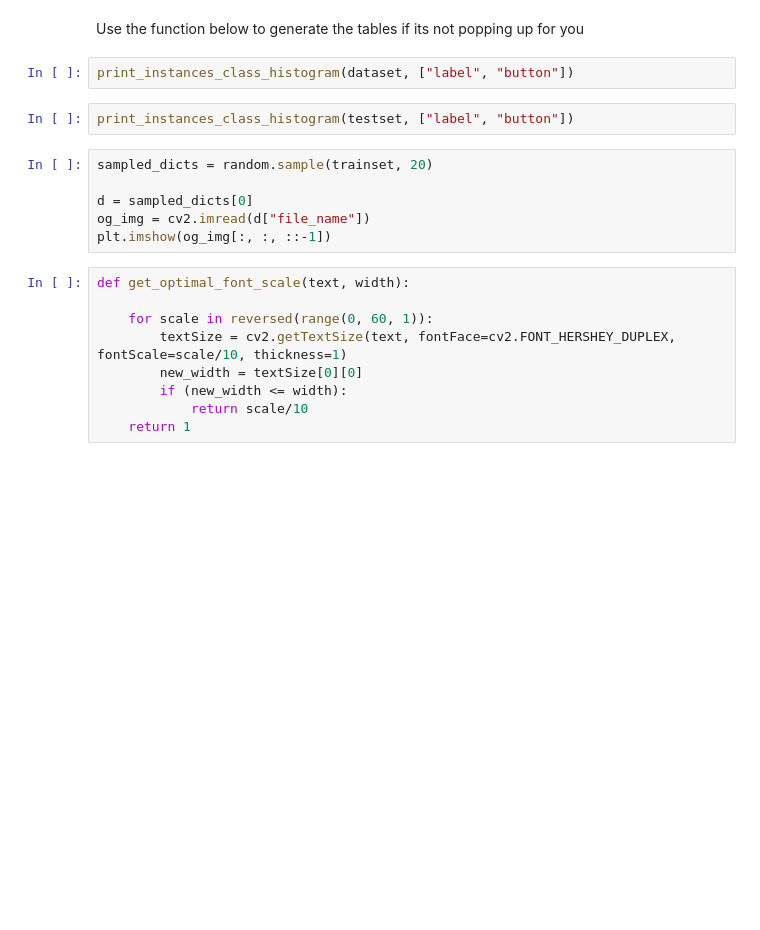
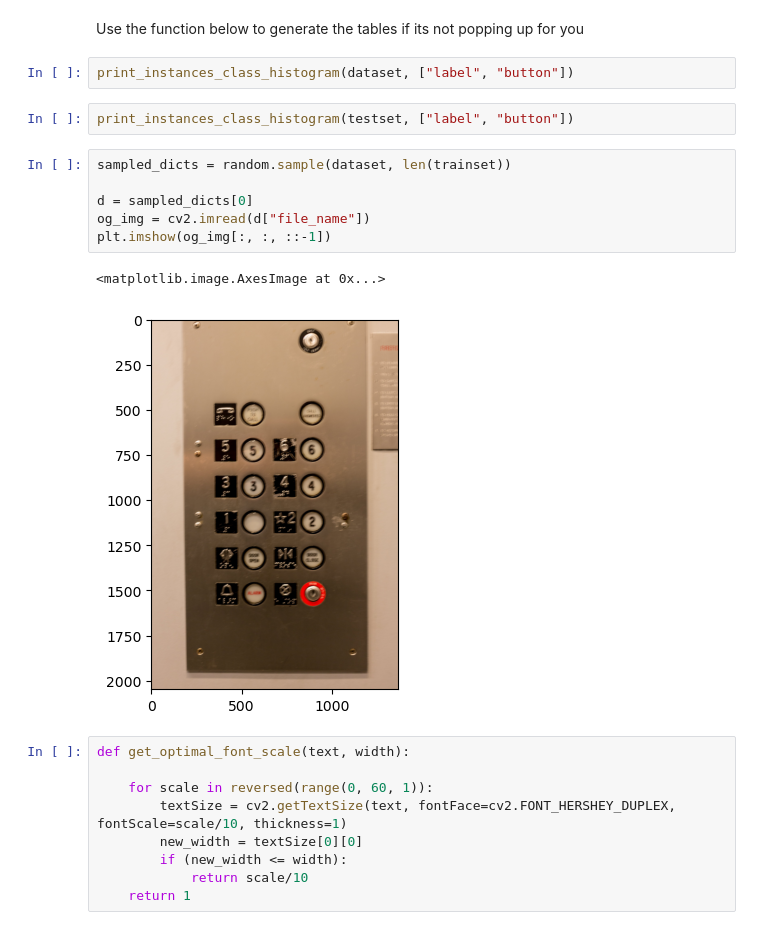
Before and after one commit to abhinavchadaga/Elevator-Buttons-Detection-System, a Jupyter notebook: visualize_data.ipynb, the cells around one changed output. Drawn from its saved outputs; the diff is of its cells as text; blank space fills up the shorter version.

```diff
--- a/visualize_data.ipynb
+++ b/visualize_data.ipynb
@@ -92,11 +89,14 @@ print_instances_class_histogram(dataset, ["label", "button"])
 # %%
 print_instances_class_histogram(testset, ["label", "button"])
 # %%
-sampled_dicts = random.sample(trainset, 20)
+sampled_dicts = random.sample(dataset, len(trainset))
 
 d = sampled_dicts[0]
 og_img = cv2.imread(d["file_name"])
 plt.imshow(og_img[:, :, ::-1])
+# %% [output]
+<matplotlib.image.AxesImage at 0x...>
+[figure, added]
 # %%
 def get_optimal_font_scale(text, width):
 
```
Also changed, not shown: parts of 3 cells of this notebook, 27 other files.
